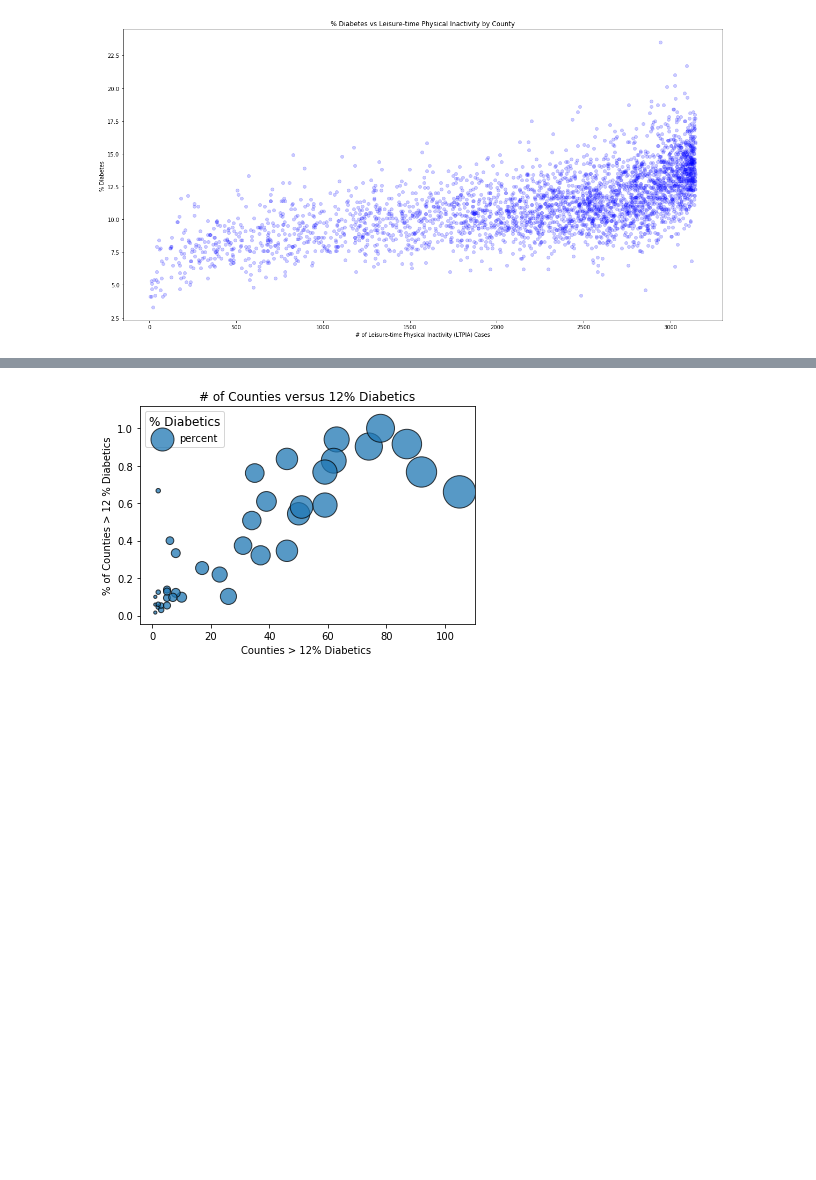
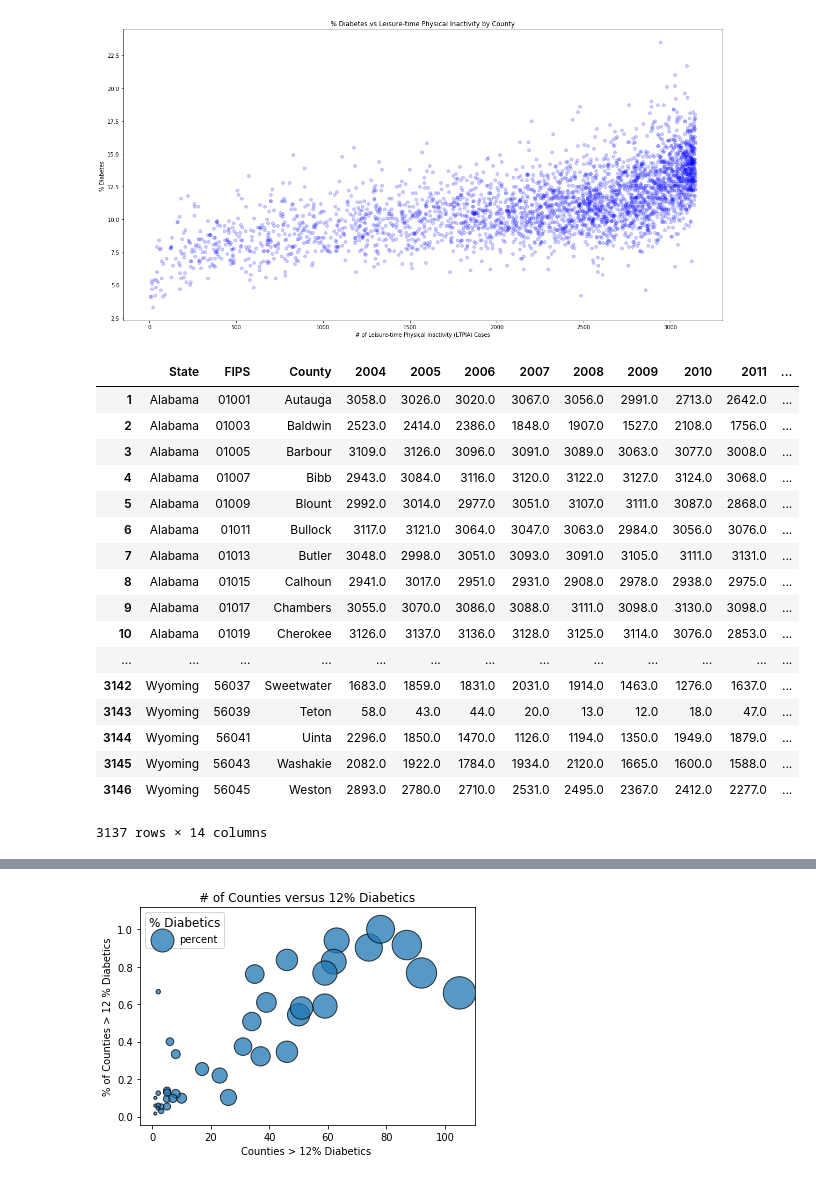
Before and after one commit to tonenguyen/DataAnalytics, a Jupyter notebook: Project1/OtherPatterns.ipynb, the cells around one changed output, grey strips where cells are left out. Drawn from its saved outputs; the diff is of its cells as text; code cells hidden in the pictures; blank space fills up the shorter version.

```diff
--- a/Project1/OtherPatterns.ipynb
+++ b/Project1/OtherPatterns.ipynb
@@ -243,6 +295,28 @@ d = diabetesInfo['INCOME'].groupby("State")['Per Capita Income'].mean()
 diabetes = test = pd.DataFrame(a)
 OB =  pd.DataFrame(b)
 LTPIA = pd.DataFrame(c)
+# %%
+OB_Info
+LTPIA_Info
+# %% [output]
+|  | State | FIPS | County | 2004 | 2005 | 2006 | 2007 | 2008 | 2009 | 2010 | 2011 | ... |
+| 1 | Alabama | 01001 | Autauga | 3058.0 | 3026.0 | 3020.0 | 3067.0 | 3056.0 | 2991.0 | 2713.0 | 2642.0 | ... |
+| 2 | Alabama | 01003 | Baldwin | 2523.0 | 2414.0 | 2386.0 | 1848.0 | 1907.0 | 1527.0 | 2108.0 | 1756.0 | ... |
+| 3 | Alabama | 01005 | Barbour | 3109.0 | 3126.0 | 3096.0 | 3091.0 | 3089.0 | 3063.0 | 3077.0 | 3008.0 | ... |
+| 4 | Alabama | 01007 | Bibb | 2943.0 | 3084.0 | 3116.0 | 3120.0 | 3122.0 | 3127.0 | 3124.0 | 3068.0 | ... |
+| 5 | Alabama | 01009 | Blount | 2992.0 | 3014.0 | 2977.0 | 3051.0 | 3107.0 | 3111.0 | 3087.0 | 2868.0 | ... |
+| 6 | Alabama | 01011 | Bullock | 3117.0 | 3121.0 | 3064.0 | 3047.0 | 3063.0 | 2984.0 | 3056.0 | 3076.0 | ... |
+| 7 | Alabama | 01013 | Butler | 3048.0 | 2998.0 | 3051.0 | 3093.0 | 3091.0 | 3105.0 | 3111.0 | 3131.0 | ... |
+| 8 | Alabama | 01015 | Calhoun | 2941.0 | 3017.0 | 2951.0 | 2931.0 | 2908.0 | 2978.0 | 2938.0 | 2975.0 | ... |
+| 9 | Alabama | 01017 | Chambers | 3055.0 | 3070.0 | 3086.0 | 3088.0 | 3111.0 | 3098.0 | 3130.0 | 3098.0 | ... |
+| 10 | Alabama | 01019 | Cherokee | 3126.0 | 3137.0 | 3136.0 | 3128.0 | 3125.0 | 3114.0 | 3076.0 | 2853.0 | ... |
+| ... | ... | ... | ... | ... | ... | ... | ... | ... | ... | ... | ... | ... |
+| 3142 | Wyoming | 56037 | Sweetwater | 1683.0 | 1859.0 | 1831.0 | 2031.0 | 1914.0 | 1463.0 | 1276.0 | 1637.0 | ... |
+| 3143 | Wyoming | 56039 | Teton | 58.0 | 43.0 | 44.0 | 20.0 | 13.0 | 12.0 | 18.0 | 47.0 | ... |
+| 3144 | Wyoming | 56041 | Uinta | 2296.0 | 1850.0 | 1470.0 | 1126.0 | 1194.0 | 1350.0 | 1949.0 | 1879.0 | ... |
+| 3145 | Wyoming | 56043 | Washakie | 2082.0 | 1922.0 | 1784.0 | 1934.0 | 2120.0 | 1665.0 | 1600.0 | 1588.0 | ... |
+| 3146 | Wyoming | 56045 | Weston | 2893.0 | 2780.0 | 2710.0 | 2531.0 | 2495.0 | 2367.0 | 2412.0 | 2277.0 | ... |
+3137 rows × 14 columns
 # %%
 #test['ob'] = b
 #test['ltpia'] = c
```
Also changed, not shown: parts of 5 cells of this notebook, 3 other files.
